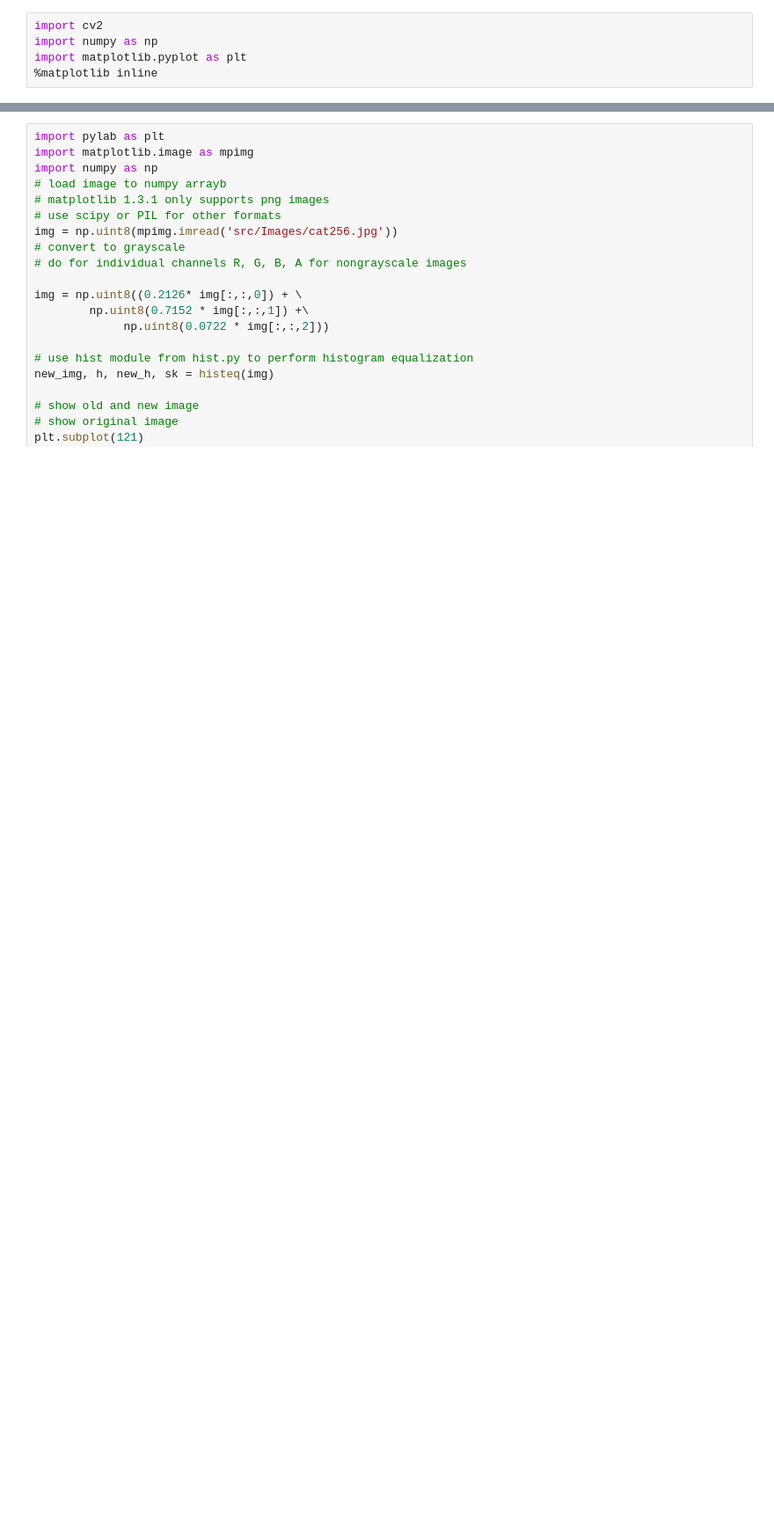
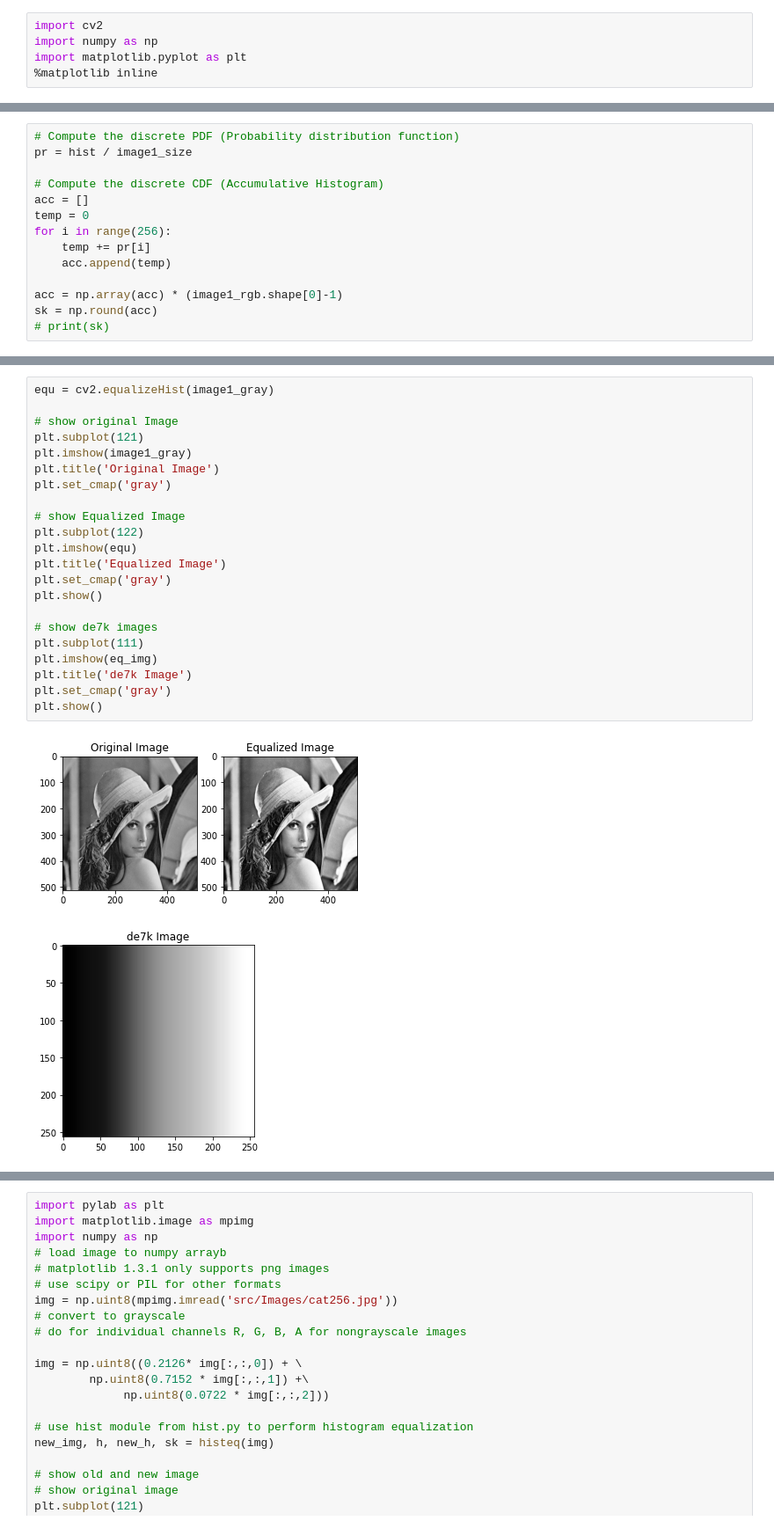
Before and after one commit to r-CV-Tasks/Image-filtering-edgeDetection-processing, a Jupyter notebook: playground.ipynb, the cells around one changed output, grey strips where cells are left out. Shown at 88% size. Saved outputs shown, nothing was run; the diff lists cells and outputs as text; blank space fills up the shorter version.

```diff
--- a/playground.ipynb
+++ b/playground.ipynb
@@ -63,0 +66,14 @@ print(hist.shape)
+# %%
+# Compute the discrete PDF (Probability distribution function)
+pr = hist / image1_size
+
+# Compute the discrete CDF (Accumulative Histogram)
+acc = []
+temp = 0
+for i in range(256):
+    temp += pr[i]
+    acc.append(temp)
+
+acc = np.array(acc) * (image1_rgb.shape[0]-1)
+sk = np.round(acc)
+# print(sk)
@@ -64 +90,26 @@ print(hist.shape)
+# %%
+equ = cv2.equalizeHist(image1_gray)
+
+# show original Image
+plt.subplot(121)
+plt.imshow(image1_gray)
+plt.title('Original Image')
+plt.set_cmap('gray')
+
+# show Equalized Image
+plt.subplot(122)
+plt.imshow(equ)
+plt.title('Equalized Image')
+plt.set_cmap('gray')
+plt.show()
+
+# show de7k images
+plt.subplot(111)
+plt.imshow(eq_img)
+plt.title('de7k Image')
+plt.set_cmap('gray')
+plt.show()
+# %% [output]
+[figure, added]
+[figure, added]
 # %%
```
Also changed, not shown: parts of 28 cells of this notebook.
